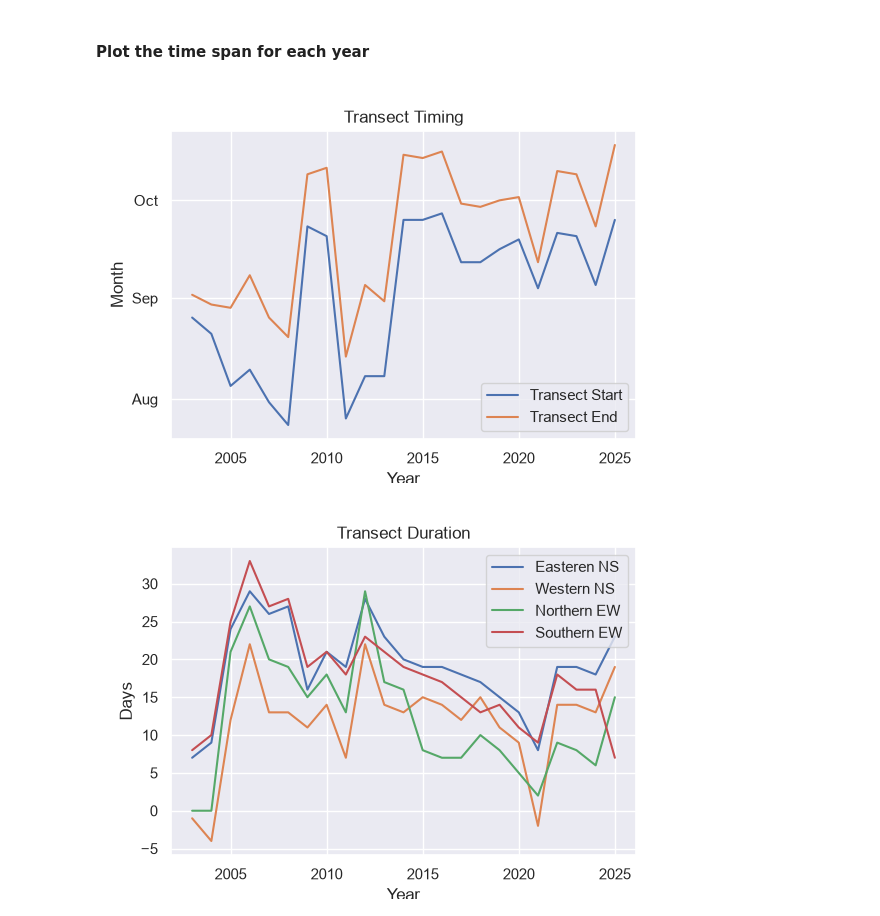
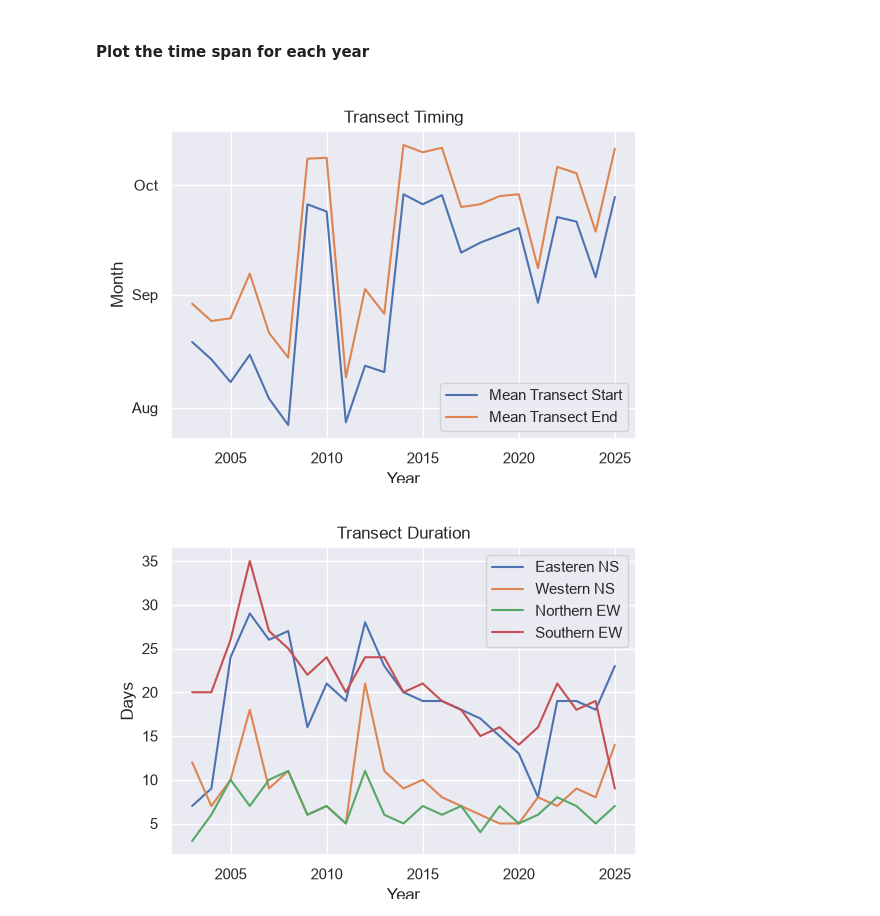
Before and after one commit to ben-sprague/3D-TEA-BAG, a Jupyter notebook: geo_vel.ipynb, the cells around one changed output. Cells and saved outputs as stored; diff of their text form; code cells hidden in the pictures.

Commit message:
Change cruise timing figure to use mean time of all four transects

```diff
--- a/geo_vel.ipynb
+++ b/geo_vel.ipynb
@@ -369,8 +376,8 @@ data_sets_dicts = [e_ns_cruise_transects, w_ns_cruise_transects, n_ew_cruise_tra
 track_names = ['140˚W South to North', '150˚W South to North', '78˚-75˚N West to East','76˚-71˚N West to East']
 file_names = ['ns_e', 'ns_w', 'ew_n', 'ew_s']
 right_limits = [900, 1100, 600, 1100]
-top_limits = [3.5, 3, 1, 2.5]
-bottom_limits = [-5.5, -11, -6.5, -5]
+top_limits = [9, 9, 3, 3]
+bottom_limits = [-4, -4, -5, -5]
 
 variable = 'cumulative_transport_surf_current'
 
@@ -473,8 +482,8 @@ for transect_dict_id in all_cruise_transects:
     transect_dict = all_cruise_transects[transect_dict_id]
     for year in transect_dict:
         transect = transect_dict[year]
-        transect['start_doy'] = transect['date'].min().dt.dayofyear.data
-        transect['end_doy'] = transect['date'].max().dt.dayofyear.data
+        transect['start_day'] = transect['date'].min().dt.dayofyear.data
+        transect['end_day'] = transect['date'].max().dt.dayofyear.data
 # %%
 month_starts = [1, 32, 60, 91, 121, 152, 182, 213, 244, 274, 305, 335]
 month_names = [
@@ -492,9 +501,20 @@ month_names = [
     'Dec',
 ]
 # %%
+start_days = np.full((len(e_ns_cruise_transects), 4), np.nan)
+end_days = np.full_like(start_days, np.nan)
+transect_length = np.full_like(start_days, np.nan)
+
+for i, key in enumerate(all_cruise_transects):
+    transect = all_cruise_transects[key]
+    start_days[:,i] = list(transect[year]['start_day'].values for year in transect)
+    end_days[:,i] = list(transect[year]['end_day'].values for year in transect)
+
+transect_length = end_days-start_days
+
 plt.figure(figsize=(6,4))
-plt.plot(np.arange(2003,2026), list(e_ns_cruise_transects[year]['start_doy'].values for year in e_ns_cruise_transects), label = 'Transect Start')
-plt.plot(np.arange(2003,2026), list(e_ns_cruise_transects[year]['end_doy'].values for year in e_ns_cruise_transects), label = 'Transect End')
+plt.plot(np.arange(2003,2026), start_days.mean(axis = 1), label = 'Mean Transect Start')
+plt.plot(np.arange(2003,2026), end_days.mean(axis = 1), label = 'Mean Transect End')
 plt.yticks(month_starts[7:10], month_names[7:10])
 plt.ylabel("Month")
 plt.xlabel("Year")
@@ -502,17 +522,17 @@ plt.title("Transect Timing")
 plt.legend()
 plt.show()
 # %% [output]
-[figure, old version]
+[figure, new version]
 # %%
 plt.figure(figsize=(6,4))
-plt.plot(np.arange(2003,2026), list(e_ns_cruise_transects[year]['end_doy'].values - e_ns_cruise_transects[year]['start_doy'].values for year in e_ns_cruise_transects), label = 'Easteren NS')
-plt.plot(np.arange(2003,2026), list(w_ns_cruise_transects[year]['end_doy'].values - e_ns_cruise_transects[year]['start_doy'].values for year in e_ns_cruise_transects), label = 'Western NS')
-plt.plot(np.arange(2003,2026), list(n_ew_cruise_transects[year]['end_doy'].values - e_ns_cruise_transects[year]['start_doy'].values for year in e_ns_cruise_transects), label = 'Northern EW')
-plt.plot(np.arange(2003,2026), list(s_ew_cruise_transects[year]['end_doy'].values - e_ns_cruise_transects[year]['start_doy'].values for year in e_ns_cruise_transects), label = 'Southern EW')
+plt.plot(np.arange(2003,2026), list(e_ns_cruise_transects[year]['end_day'].values - e_ns_cruise_transects[year]['start_day'].values for year in e_ns_cruise_transects), label = 'Easteren NS')
+plt.plot(np.arange(2003,2026), list(w_ns_cruise_transects[year]['end_day'].values - w_ns_cruise_transects[year]['start_day'].values for year in e_ns_cruise_transects), label = 'Western NS')
+plt.plot(np.arange(2003,2026), list(n_ew_cruise_transects[year]['end_day'].values - n_ew_cruise_transects[year]['start_day'].values for year in e_ns_cruise_transects), label = 'Northern EW')
+plt.plot(np.arange(2003,2026), list(s_ew_cruise_transects[year]['end_day'].values - s_ew_cruise_transects[year]['start_day'].values for year in e_ns_cruise_transects), label = 'Southern EW')
 plt.ylabel("Days")
 plt.xlabel("Year")
 plt.title("Transect Duration")
 plt.legend()
 plt.show()
 # %% [output]
-[figure, old version]
+[figure, new version]
```
Also changed, not shown: parts of 5 cells of this notebook.
